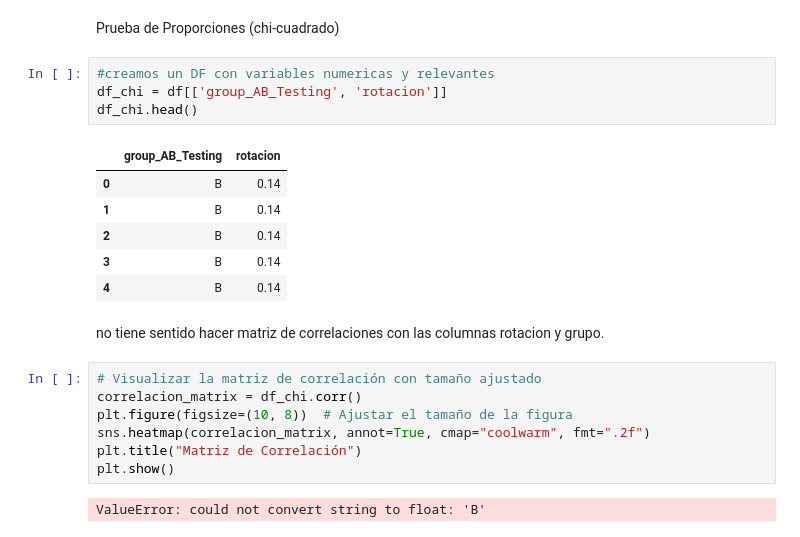
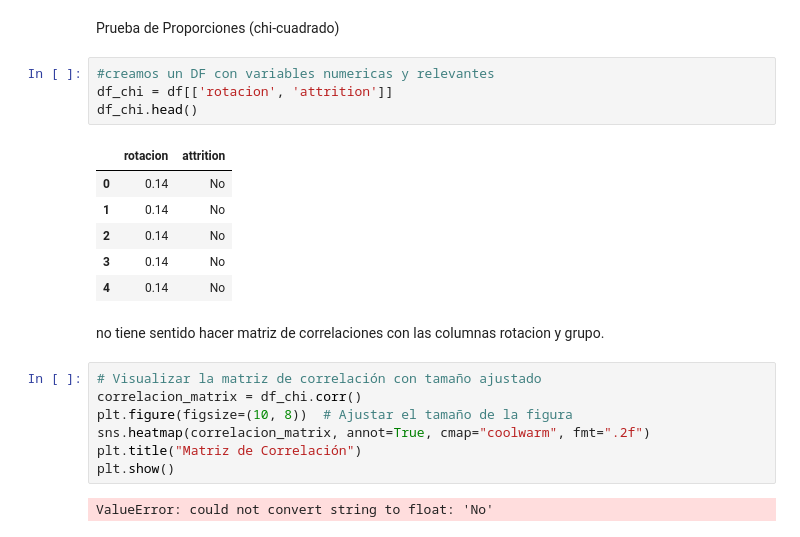
Before and after one commit to vanediar/proyecto-da-promo-a-pt-modulo-3-team-1, a Jupyter notebook: Fase#4_A:B_Testing/pruebas_Valen.ipynb, the cells around one changed output. Drawn from its saved outputs; the diff is of its cells as text.

```diff
--- a/Fase#4_A:B_Testing/pruebas_Valen.ipynb
+++ b/Fase#4_A:B_Testing/pruebas_Valen.ipynb
@@ -152,15 +152,15 @@ df.duplicated().sum()
 Prueba de Proporciones (chi-cuadrado)
 # %%
 #creamos un DF con variables numericas y relevantes
-df_chi = df[['group_AB_Testing', 'rotacion']]
+df_chi = df[['rotacion', 'attrition']]
 df_chi.head()
 # %% [output]
-|  | group_AB_Testing | rotacion |
-| 0 | B | 0.14 |
-| 1 | B | 0.14 |
-| 2 | B | 0.14 |
-| 3 | B | 0.14 |
-| 4 | B | 0.14 |
+|  | rotacion | attrition |
+| 0 | 0.14 | No |
+| 1 | 0.14 | No |
+| 2 | 0.14 | No |
+| 3 | 0.14 | No |
+| 4 | 0.14 | No |
 # %% [markdown]
 no tiene sentido hacer matriz de correlaciones con las columnas rotacion y grupo.
 # %%
@@ -171,6 +171,6 @@ sns.heatmap(correlacion_matrix, annot=True, cmap="coolwarm", fmt=".2f")
 plt.title("Matriz de Correlación")
 plt.show()
 # %% [output]
-ValueError: could not convert string to float: 'B'
+ValueError: could not convert string to float: 'No'
 # %%
 # Crear una tabla de contingencia
```
Also changed, not shown: parts of 4 cells of this notebook.
